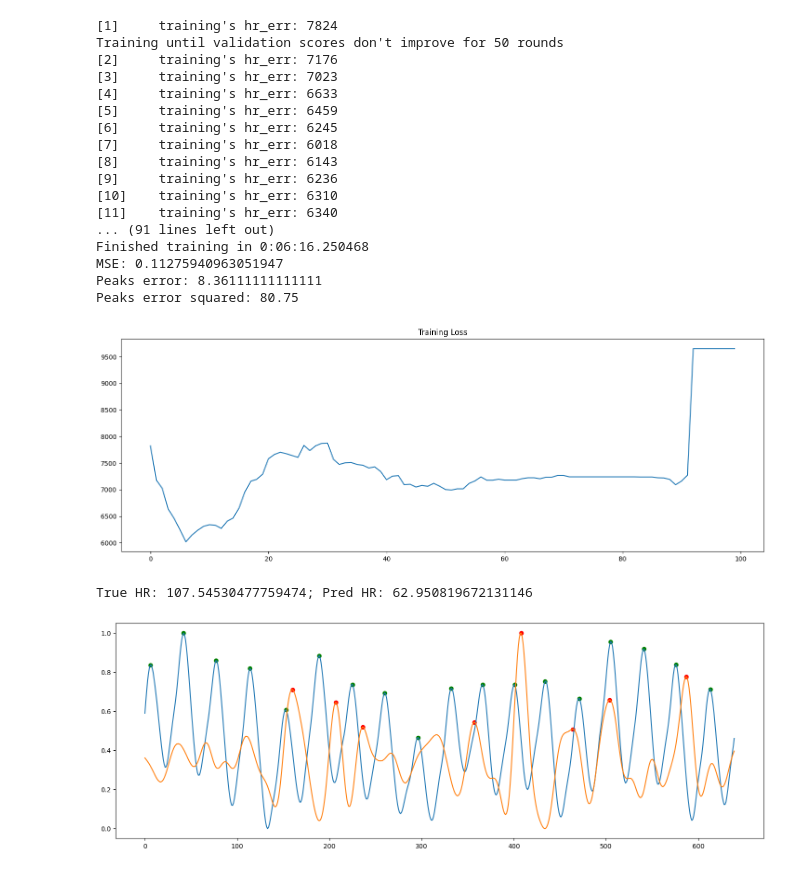
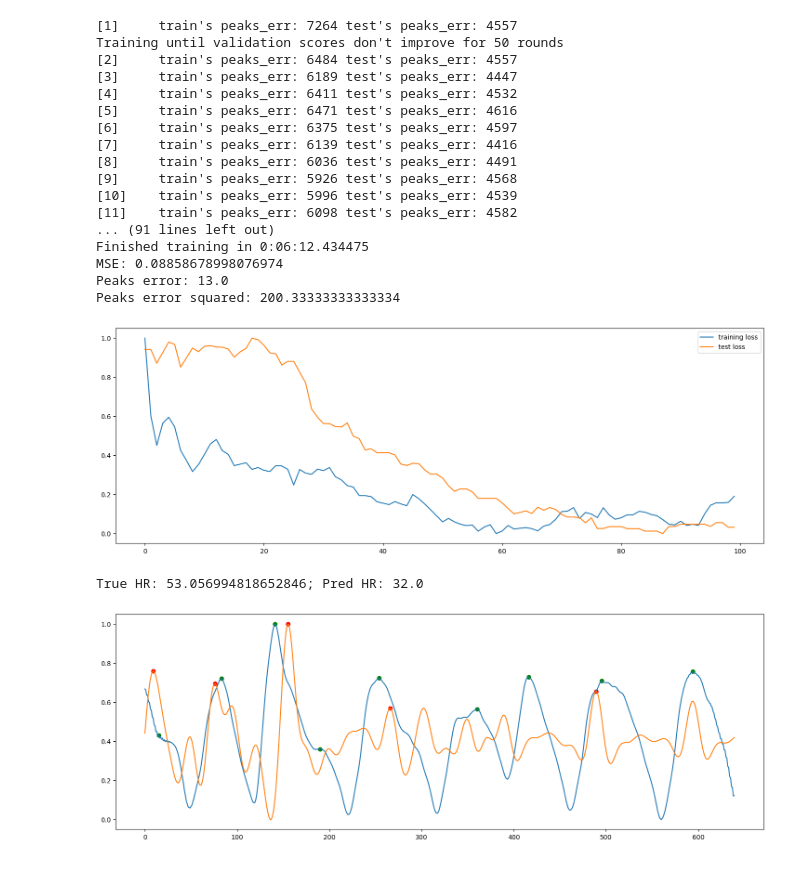
Before and after one commit to arnavpon/pydroid, a Jupyter notebook: example/android/app/src/main/python/pipeline-dev/pipeline-v1/ml.v6.ipynb, the cells around one changed output. Drawn from its saved outputs; the diff is of its cells as text; code cells hidden in the pictures.

```diff
--- a/example/android/app/src/main/python/pipeline-dev/pipeline-v1/ml.v6.ipynb
+++ b/example/android/app/src/main/python/pipeline-dev/pipeline-v1/ml.v6.ipynb
@@ -245,7 +270,8 @@ class MoodyGBM:
                 model_type = 'gbdt', random_state = 0, loss_type = 'mse',
                 augment = False, excluded_subject = None,
                 # hyperparameters
-                n_estimators = 100, split_size = 1280, learning_rate = 0.1, test_size = 0.3):
+                n_estimators = 100, split_size = 1280, learning_rate = 0.1, test_size = 0.3,
+                data_beg = 1000, data_end = 10000):
 
         if model_type not in ['gbdt', 'rf']:
             raise ValueError(f'Model type [{model_type}] not supported')
@@ -260,7 +286,7 @@ class MoodyGBM:
         self.gbm = None
         self.training_loss = None
 
-        self.given_data = self.prepare_dataset_from_subjects(truths)
+        self.given_data = self.prepare_dataset_from_subjects(truths, data_beg = data_beg, data_end = data_end)
         self.excluded_subject = excluded_subject
         if self.excluded_subject is not None:
             self.given_data = self.given_data[self.given_data[self.subject_col] != self.excluded_subject]
@@ -326,14 +352,18 @@ class MoodyGBM:
             'objective': 'regression'
         }
 
+        training_loss_key = 'peaks_err'
+        feval = self.peaks_discovered_eval_metric
+
         training_meta = {}
         self.gbm = lgb.train(
             params,
             self.train_data,
-            valid_sets = [self.train_data],
+            valid_sets = [self.train_data, self.test_data],
+            valid_names=['train', 'test'],
             fobj = self.loss,
             num_boost_round = self.n_estimators,
-            feval=self.peaks_discovered_eval_metric,
+            feval=feval,
             callbacks=[
                 early_stopping(stopping_rounds=50),
                 log_evaluation(period=1)
@@ -341,7 +371,8 @@ class MoodyGBM:
             evals_result = training_meta
         )
 
-        self.training_loss = training_meta['training']['hr_err']
+        self.training_loss = training_meta['train'][training_loss_key]
+        self.test_loss = training_meta['test'][training_loss_key]
         print(f'Finished training in {datetime.today() - t1}')
 
     def predict(self, X):
@@ -365,12 +396,16 @@ class MoodyGBM:
         return np.mean(np.square(mses)), np.mean(errs), np.mean(np.square(errs))
 
     def plot_loss(self):
-        if self.training_loss is not None:
-            plt.plot(self.training_loss)
-            plt.title('Training Loss')
+        if self.training_loss is not None and self.test_loss is not None:
+            training_loss_normed = min_max_scale(self.training_loss)
+            test_loss_normed = min_max_scale(self.test_loss)
+            plt.plot(training_loss_normed, label = 'training loss')
+            plt.plot(test_loss_normed, label = 'test loss')
+            plt.legend()
+
 
     @staticmethod
-    def prepare_dataset_from_subjects(truths, data_beg = 111, data_end = 15000):
+    def prepare_dataset_from_subjects(truths, data_beg = 1000, data_end = 2000):
         data_arr = []
         for i in range(len(truths)):
             truth = truths[i]
@@ -434,7 +469,7 @@ class MoodyGBM:
 test_subject = 7
 test_subject_truth = truths[test_subject - 1]
 
-mod = MoodyGBM(truths, n_estimators = 100, loss_type = 'dtw', split_size = 640, excluded_subject = test_subject, model_type = 'rf')
+mod = MoodyGBM(truths, n_estimators = 100, loss_type = 'dtw', split_size = 960, excluded_subject = test_subject, model_type = 'gbdt', learning_rate = 0.01)
 mod.fit()
 mse, hr_err, hr_err_sq = mod.eval()
 
@@ -444,56 +479,56 @@ print(f'Peaks error squared: {hr_err_sq}')
 
 mod.plot_loss()
 # %% [output]
-[1]     training's hr_err: 7824
+[1]     train's peaks_err: 7264 test's peaks_err: 4557
 Training until validation scores don't improve for 50 rounds
-[2]     training's hr_err: 7176
-[3]     training's hr_err: 7023
-[4]     training's hr_err: 6633
-[5]     training's hr_err: 6459
-[6]     training's hr_err: 6245
-[7]     training's hr_err: 6018
-[8]     training's hr_err: 6143
-[9]     training's hr_err: 6236
-[10]    training's hr_err: 6310
-[11]    training's hr_err: 6340
+[2]     train's peaks_err: 6484 test's peaks_err: 4557
+[3]     train's peaks_err: 6189 test's peaks_err: 4447
+[4]     train's peaks_err: 6411 test's peaks_err: 4532
+[5]     train's peaks_err: 6471 test's peaks_err: 4616
+[6]     train's peaks_err: 6375 test's peaks_err: 4597
+[7]     train's peaks_err: 6139 test's peaks_err: 4416
+[8]     train's peaks_err: 6036 test's peaks_err: 4491
+[9]     train's peaks_err: 5926 test's peaks_err: 4568
+[10]    train's peaks_err: 5996 test's peaks_err: 4539
+[11]    train's peaks_err: 6098 test's peaks_err: 4582
 ... (91 lines left out)
-Finished training in 0:06:16.250468
-MSE: 0.11275940963051947
-Peaks error: 8.36111111111111
-Peaks error squared: 80.75
+Finished training in 0:06:12.434475
+MSE: 0.08858678998076974
+Peaks error: 13.0
+Peaks error squared: 200.33333333333334
-[figure, old version]
+[figure, new version]
 # %%
 beg = 2000
 end = 2640
 
 model = mod
 
-data = truths[4].prepare_data_for_ml()
+data = test_subject_truth.prepare_data_for_ml()
 x = data.drop(columns = ['bvp']).to_numpy()
 y = data['bvp'].to_numpy()
 
 targ = y[beg: end]
 pred = model.predict(x)[beg: end]
 targ, pred = _process(targ, pred)
 pred = bandpass(pred, 64, [0.67, 3.0], 4)
 pred = min_max_scale(pred)
 
 pred_peaks, _ = get_predicted_peaks(pred)
 true_peaks, _ = get_true_peaks(targ)
 
 plt.plot(targ)
 plt.plot(pred)
 plt.scatter(pred_peaks, pred[pred_peaks], c='r')
 plt.scatter(true_peaks, targ[true_peaks], c='g')
 
 pred_ibis = np.diff(pred_peaks) / 64
 true_ibis = np.diff(true_peaks) / 64
 pred_hr = get_hr(pred_ibis)
 true_hr = get_hr(true_ibis)
 print(f'True HR: {true_hr}; Pred HR: {pred_hr}')
 # %% [output]
-True HR: 107.54530477759474; Pred HR: 62.950819672131146
+True HR: 53.056994818652846; Pred HR: 32.0
-[figure, old version]
+[figure, new version]
 # %%
 import numpy as np
 
```
Also changed, not shown: parts of 1 cell of this notebook.
